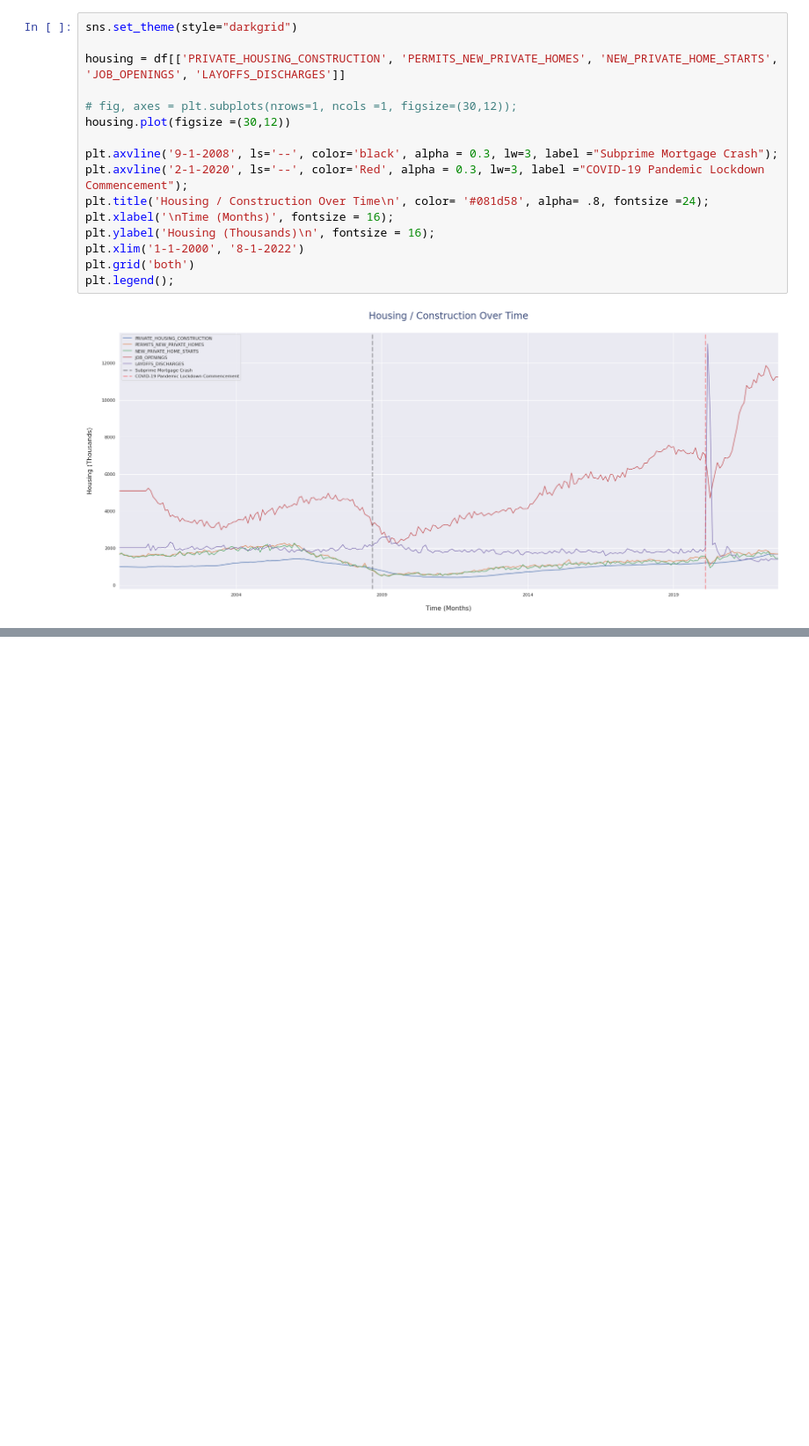
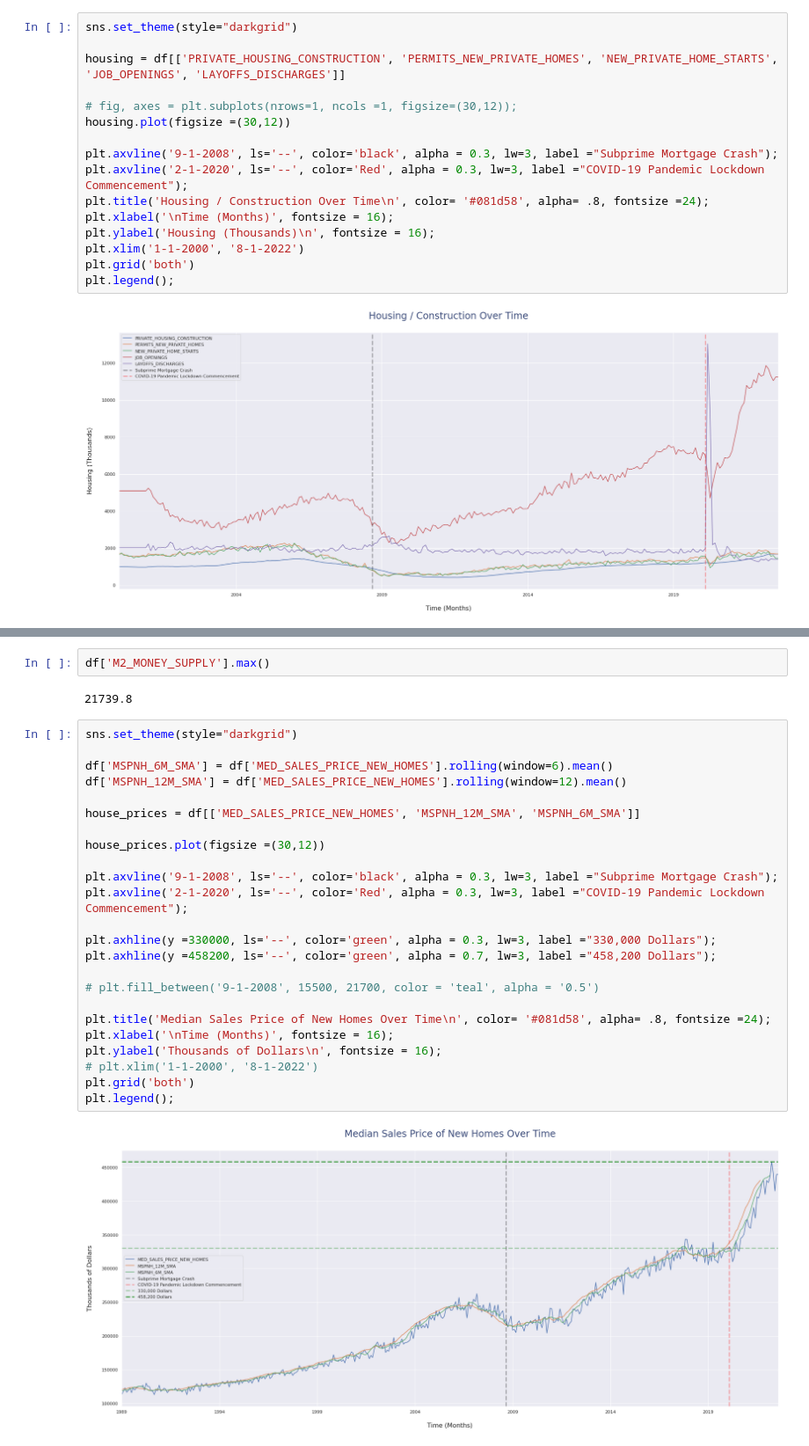
Before and after one commit to starkjones/US-Housing-Forecasting-w-FRED, a Jupyter notebook: US_Housing.ipynb, the cells around one changed output, grey strips where cells are left out. Shown at 88% size. Cells and saved outputs as stored; diff of their text form; blank space fills up the shorter version.

```diff
--- a/US_Housing.ipynb
+++ b/US_Housing.ipynb
@@ -329,3 +328,33 @@ plt.grid('both')
 plt.legend();
 # %% [output]
 [figure]
+# %%
+df['M2_MONEY_SUPPLY'].max()
+# %% [output]
+21739.8
+# %%
+sns.set_theme(style="darkgrid")
+
+df['MSPNH_6M_SMA'] = df['MED_SALES_PRICE_NEW_HOMES'].rolling(window=6).mean()
+df['MSPNH_12M_SMA'] = df['MED_SALES_PRICE_NEW_HOMES'].rolling(window=12).mean()
+
+house_prices = df[['MED_SALES_PRICE_NEW_HOMES', 'MSPNH_12M_SMA', 'MSPNH_6M_SMA']]
+
+house_prices.plot(figsize =(30,12))
+
+plt.axvline('9-1-2008', ls='--', color='black', alpha = 0.3, lw=3, label ="Subprime Mortgage Crash");
+plt.axvline('2-1-2020', ls='--', color='Red', alpha = 0.3, lw=3, label ="COVID-19 Pandemic Lockdown Commencement");
+
+plt.axhline(y =330000, ls='--', color='green', alpha = 0.3, lw=3, label ="330,000 Dollars");
+plt.axhline(y =458200, ls='--', color='green', alpha = 0.7, lw=3, label ="458,200 Dollars");
+
+# plt.fill_between('9-1-2008', 15500, 21700, color = 'teal', alpha = '0.5')
+
+plt.title('Median Sales Price of New Homes Over Time\n', color= '#081d58', alpha= .8, fontsize =24);
+plt.xlabel('\nTime (Months)', fontsize = 16);
+plt.ylabel('Thousands of Dollars\n', fontsize = 16);
+# plt.xlim('1-1-2000', '8-1-2022')
+plt.grid('both')
+plt.legend();
+# %% [output]
+[figure, added]
```
Also changed, not shown: parts of 4 cells of this notebook.
